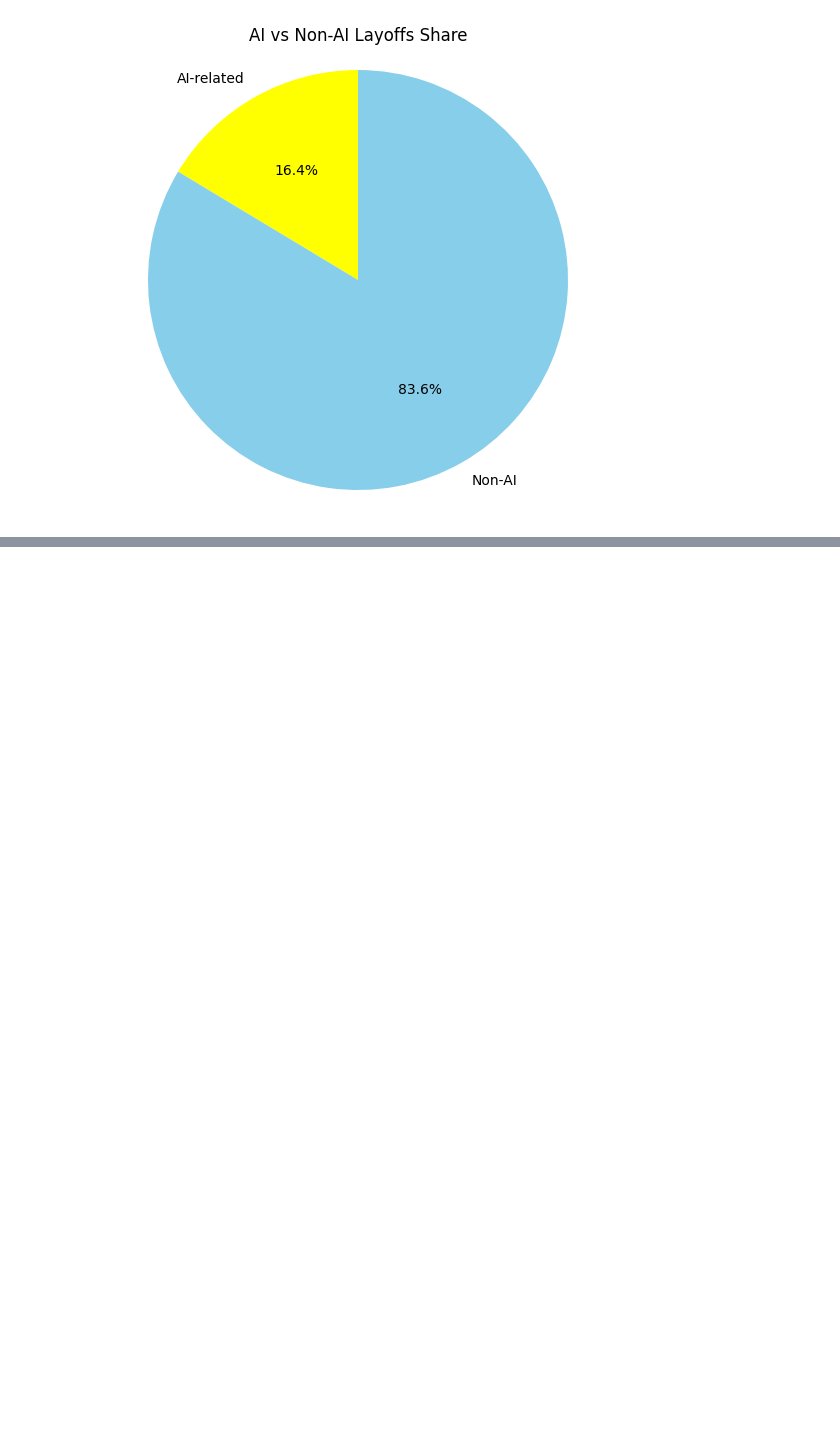
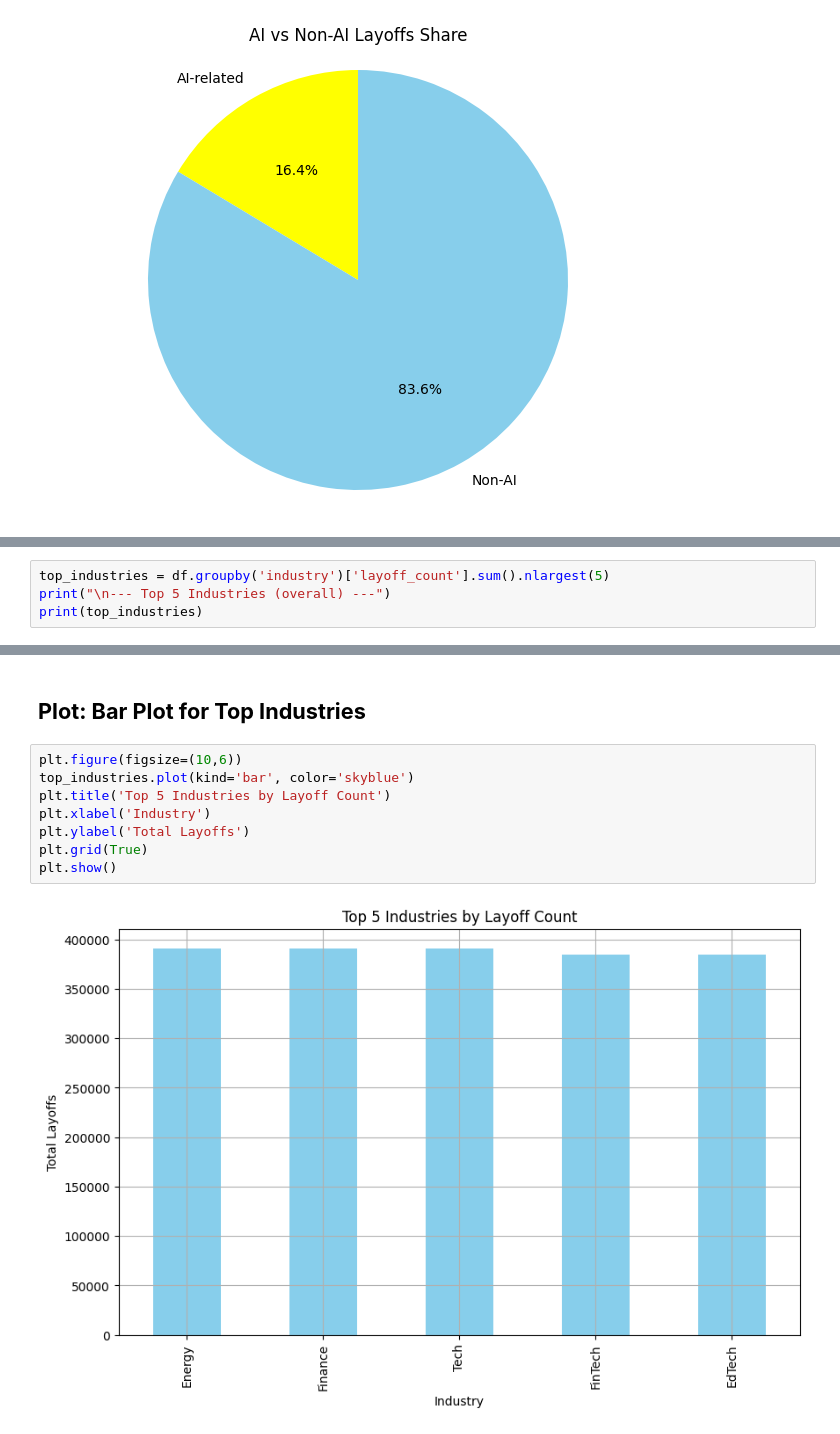
Before and after one commit to RAVIAPTISWETHA/Predictive-Insights-into-Global-Hiring-and-Layoff-Trends, a Jupyter notebook: Predictive_Insights_into_Global_Hiring_and_Layoff_Trends.ipynb, the cells around one changed output, grey strips where cells are left out. Saved outputs shown, nothing was run; the diff lists cells and outputs as text; blank space fills up the shorter version.

```diff
--- a/Predictive_Insights_into_Global_Hiring_and_Layoff_Trends.ipynb
+++ b/Predictive_Insights_into_Global_Hiring_and_Layoff_Trends.ipynb
@@ -125,0 +128,4 @@ plt.show()
+# %%
+top_industries = df.groupby('industry')['layoff_count'].sum().nlargest(5)
+print("\n--- Top 5 Industries (overall) ---")
+print(top_industries)
@@ -125,0 +141,12 @@ plt.show()
+# %% [markdown]
+## **Plot: Bar Plot for Top Industries**
+# %%
+plt.figure(figsize=(10,6))
+top_industries.plot(kind='bar', color='skyblue')
+plt.title('Top 5 Industries by Layoff Count')
+plt.xlabel('Industry')
+plt.ylabel('Total Layoffs')
+plt.grid(True)
+plt.show()
+# %% [output]
+[figure, added]
```
Also changed, not shown: parts of 3 cells of this notebook.
